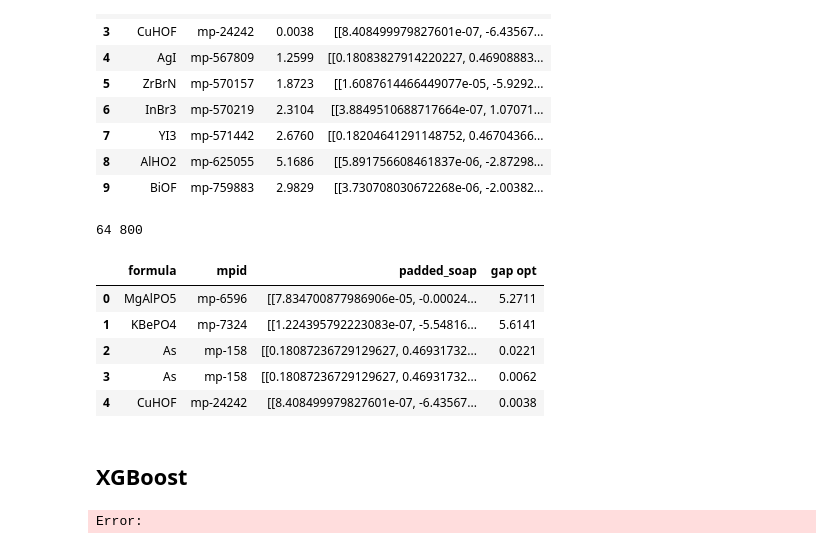
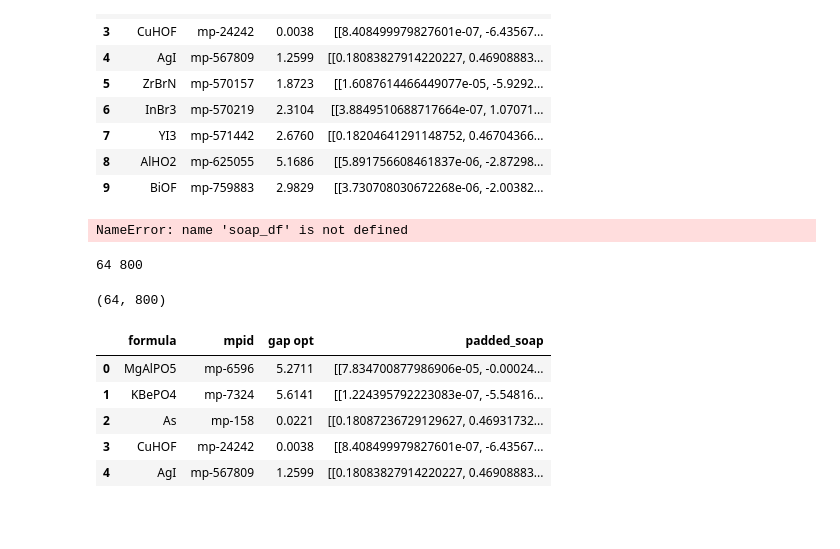
Before and after one commit to cadenmyers13/ml-dft-exp, a Jupyter notebook: codebase/load_matminer_data.ipynb, the cells around one changed output. Cells and saved outputs as stored; diff of their text form; code cells hidden in the pictures; blank space fills up the shorter version.

```diff
--- a/codebase/load_matminer_data.ipynb
+++ b/codebase/load_matminer_data.ipynb
@@ -233,9 +211,11 @@ display(df_soap_raw.head(10))
 | 9 | BiOF | mp-759883 | 2.9829 | [[3.730708030672268e-06, -2.00382... |
 # %%
 # # Save the padded descriptors
-save_path = '/Users/cadenmyers/billingelab/dev/ml4ms_bandgap_final/data/padded_soap_descriptors.pkl.gz'
-with gzip.open(save_path, 'wb') as f:
-    pickle.dump(df_soap_raw, f)
+# save_path = '/Users/cadenmyers/billingelab/dev/ml4ms_bandgap_final/data/padded_soap_descriptors.pkl.gz'
+# with gzip.open(save_path, 'wb') as f:
+#     pickle.dump(df_soap_raw, f)
+# %% [output]
+NameError: name 'soap_df' is not defined
 # %%
 def find_largest_shape_indices_and_values(soap_descriptors):
     """
@@ -307,19 +287,19 @@ def zero_pad_soap_descriptors(soap_descriptors, target_shape):
 # %% [output]
 64 800
 # %%
-import pickle
-import gzip
+soap_path = '/Users/cadenmyers/billingelab/dev/ml4ms_bandgap_final/data/padded_soap_descriptors.pkl.gz'
 
-soap_path = '/Users/cadenmyers/billingelab/dev/ml4ms_bandgap_final/data/padded_soap_descriptors.pkl.gz'
 # Step 1: Read the compressed pickle
 with gzip.open(soap_path, 'rb') as f:
-    padded_df = pickle.load(f)
+    soap_df = pickle.load(f)
 
-padded_df.head()
+print(soap_df['padded_soap'].iloc[0].shape)
+soap_df.head()
 # %% [output]
+(64, 800)
-|  | formula | mpid | padded_soap | gap opt |
-| 0 | MgAlPO5 | mp-6596 | [[7.834700877986906e-05, -0.00024... | 5.2711 |
-| 1 | KBePO4 | mp-7324 | [[1.224395792223083e-07, -5.54816... | 5.6141 |
-| 2 | As | mp-158 | [[0.18087236729129627, 0.46931732... | 0.0221 |
-| 3 | As | mp-158 | [[0.18087236729129627, 0.46931732... | 0.0062 |
-| 4 | CuHOF | mp-24242 | [[8.408499979827601e-07, -6.43567... | 0.0038 |
+|  | formula | mpid | gap opt | padded_soap |
+| 0 | MgAlPO5 | mp-6596 | 5.2711 | [[7.834700877986906e-05, -0.00024... |
+| 1 | KBePO4 | mp-7324 | 5.6141 | [[1.224395792223083e-07, -5.54816... |
+| 2 | As | mp-158 | 0.0221 | [[0.18087236729129627, 0.46931732... |
+| 3 | CuHOF | mp-24242 | 0.0038 | [[8.408499979827601e-07, -6.43567... |
+| 4 | AgI | mp-567809 | 1.2599 | [[0.18083827914220227, 0.46908883... |
@@ -363,29 +305,0 @@ padded_df.head()
-# %% [markdown]
-## XGBoost
-# %%
-
-# Prepare data
-soap_df = padded_df.dropna()
-soap_df_subset = soap_df.head(100)
-
-X = np.array(soap_df['flattened_soap'].tolist())
-y = np.array(soap_df['gap opt'].tolist())
-
-# Train-test split
-X_train, X_test, y_train, y_test = train_test_split(X, y, test_size=0.2, random_state=42)
-
-# Initialize and train XGBoost regressor
-xgb_model = xgb.XGBRegressor(n_estimators=100, random_state=42, objective='reg:squarederror')
-xgb_model.fit(X_train, y_train)
-
-# Predict and evaluate
-y_pred = xgb_model.predict(X_test)
-mse = mean_squared_error(y_test, y_pred)
-r2 = r2_score(y_test, y_pred)
-
-print("train score:", xgb_model.score(X_train, y_train))
-print("test score:", xgb_model.score(X_test, y_test))
-print(f"Mean Squared Error: {mse}")
-print(f"R^2 Score: {r2}")
-# %% [output]
-Error:
```
Also changed, not shown: parts of 15 cells of this notebook, 2 other files.
